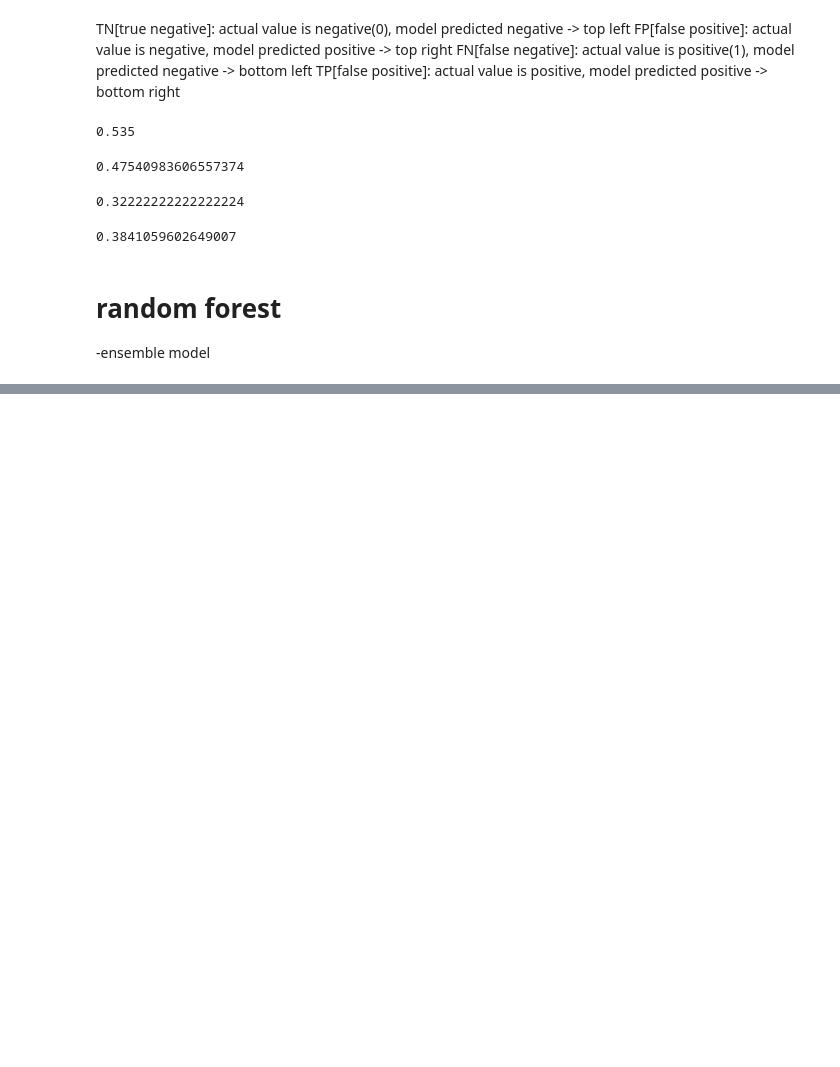
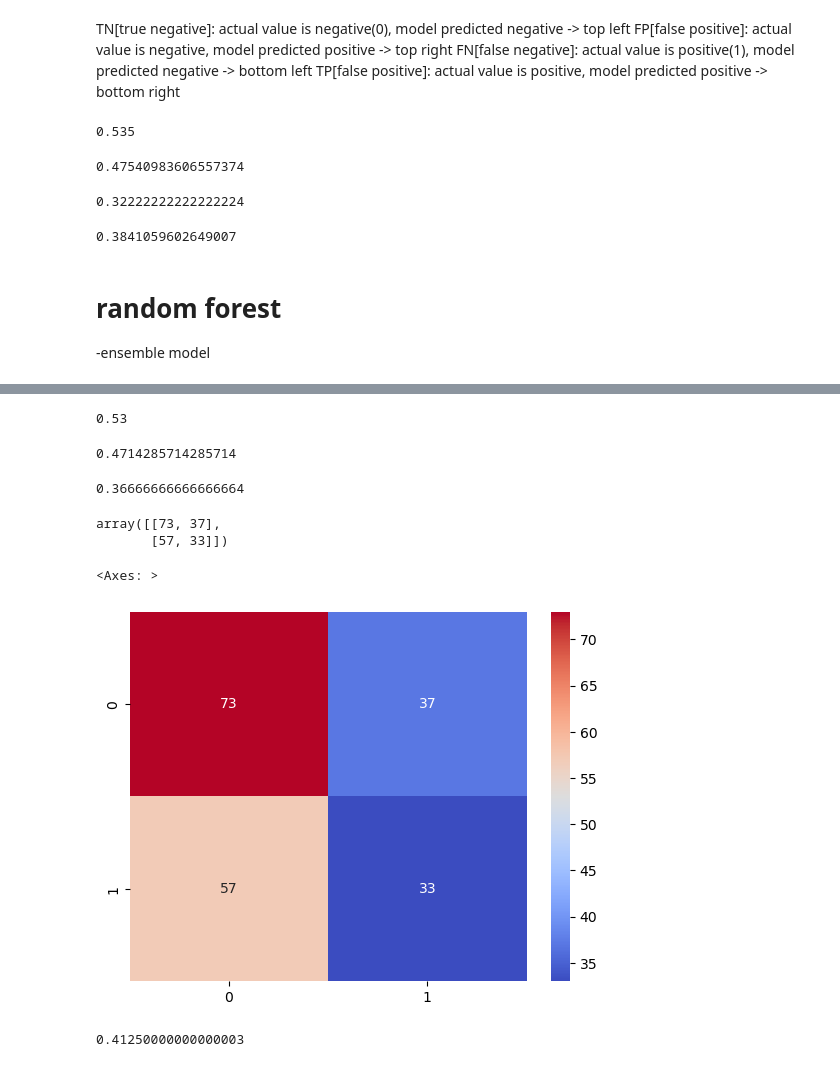
Before and after one commit to Drishyagrg/data-analyst-training, a Jupyter notebook: loan_data.ipynb, the cells around one changed output, grey strips where cells are left out. Saved outputs shown, nothing was run; the diff lists cells and outputs as text; code cells hidden in the pictures; blank space fills up the shorter version.

Commit message:
Implement Random Forest algorithm on same data

```diff
--- a/loan_data.ipynb
+++ b/loan_data.ipynb
@@ -418,0 +421,3 @@ f1
+# %%
+random=RandomForestClassifier()
+random.fit(X_train, y_train)
@@ -418,0 +426,3 @@ f1
+# %%
+y_pred= random.predict(X_test)
+y_pred
@@ -418,0 +457,31 @@ f1
+# %%
+accuracy=accuracy_score(y_test, y_pred)
+accuracy
+# %% [output]
+0.53
+# %%
+precision=precision_score(y_test, y_pred)
+precision
+# %% [output]
+0.4714285714285714
+# %%
+recall=33/(33+57)
+recall
+# %% [output]
+0.36666666666666664
+# %%
+cm=confusion_matrix(y_test, y_pred)
+cm
+# %% [output]
+array([[73, 37],
+       [57, 33]])
+# %%
+sns.heatmap(cm, annot=True, cmap='coolwarm')
+# %% [output]
+<Axes: >
+[figure, added]
+# %%
+f1=(2*precision*recall)/(precision+recall)
+f1
+# %% [output]
+0.41250000000000003
```
Also changed, not shown: parts of 4 cells of this notebook.
